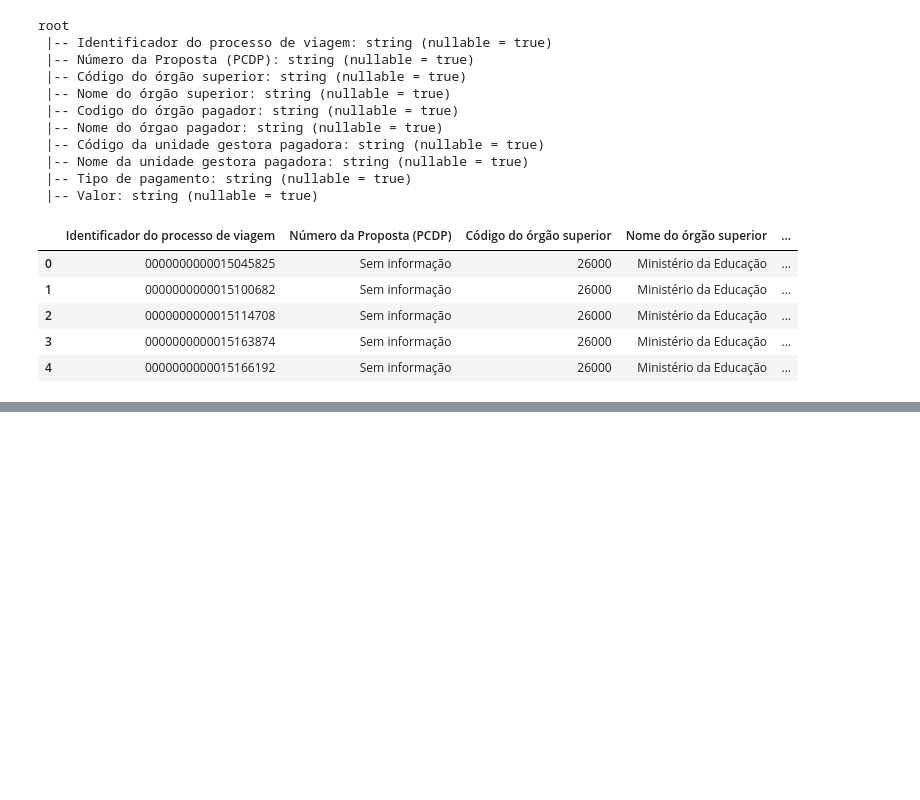
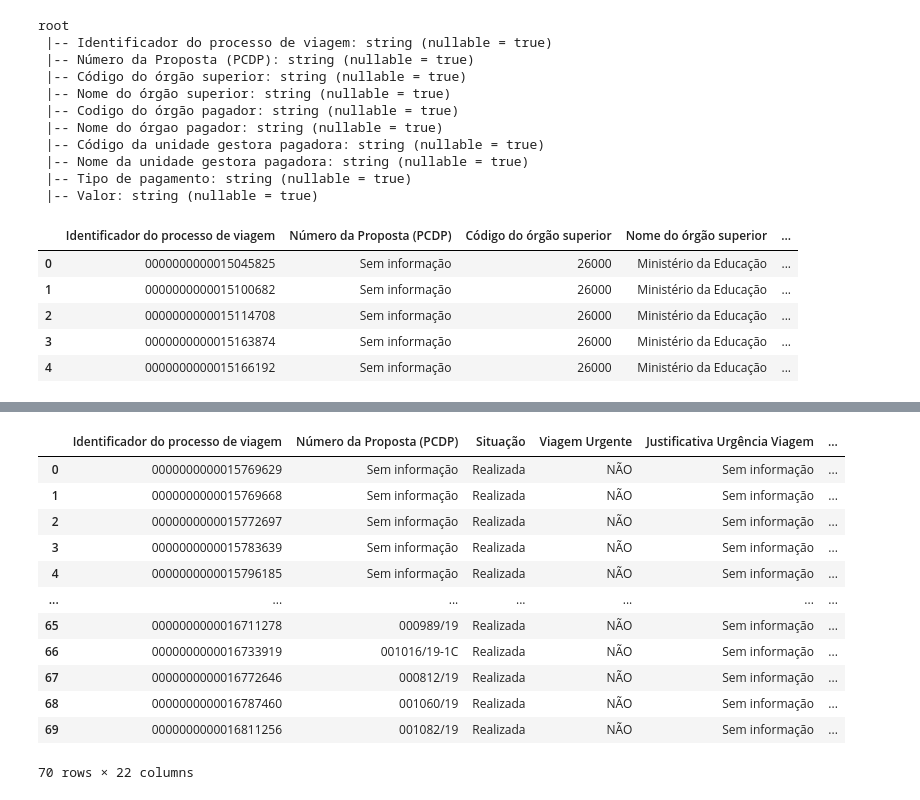
Before and after one commit to broilo/Summaries, a Jupyter notebook: big-data/spark_notebook-example.ipynb, the cells around one changed output, grey strips where cells are left out. Saved outputs shown, nothing was run; the diff lists cells and outputs as text; code cells hidden in the pictures; blank space fills up the shorter version.

```diff
--- a/big-data/spark_notebook-example.ipynb
+++ b/big-data/spark_notebook-example.ipynb
@@ -9,6 +9,7 @@ spark
 ## rodar no terminal terminal: $ iconv -f ISO-8859-1 -t UTF-8 2019_Pagamento.csv > 2019_Pagamento_utf8.csv
 # %%
 PATH = "/home/broilo/Downloads/2019_20201025_Viagens/2019_Pagamento_utf8.csv"
+PATH2 = "/home/broilo/Downloads/2019_20201025_Viagens/2019_Viagem_utf8.csv"
 # %%
 df = spark.read.csv(PATH, header=True, sep=";")
 # %%
@@ -36,0 +280,19 @@ df.limit(5).toPandas()
+# %%
+df2_typed.filter((df2_typed["Nome"]=="BENTO COSTA LIMA LEITE DE ALBUQUERQUE JUNIOR") & \
+                 (df2_typed["CPF viajante"]=="***.593.277-**")) \
+    .withColumn("DataPartida", F.to_date(df2_typed["Período - Data de início"], format="dd/MM/yyyy")) \
+    .toPandas()
+# %% [output]
+|  | Identificador do processo de viagem | Número da Proposta (PCDP) | Situação | Viagem Urgente | Justificativa Urgência Viagem | ... |
+| 0 | 0000000000015769629 | Sem informação | Realizada | NÃO | Sem informação | ... |
+| 1 | 0000000000015769668 | Sem informação | Realizada | NÃO | Sem informação | ... |
+| 2 | 0000000000015772697 | Sem informação | Realizada | NÃO | Sem informação | ... |
+| 3 | 0000000000015783639 | Sem informação | Realizada | NÃO | Sem informação | ... |
+| 4 | 0000000000015796185 | Sem informação | Realizada | NÃO | Sem informação | ... |
+| ... | ... | ... | ... | ... | ... | ... |
+| 65 | 0000000000016711278 | 000989/19 | Realizada | NÃO | Sem informação | ... |
+| 66 | 0000000000016733919 | 001016/19-1C | Realizada | NÃO | Sem informação | ... |
+| 67 | 0000000000016772646 | 000812/19 | Realizada | NÃO | Sem informação | ... |
+| 68 | 0000000000016787460 | 001060/19 | Realizada | NÃO | Sem informação | ... |
+| 69 | 0000000000016811256 | 001082/19 | Realizada | NÃO | Sem informação | ... |
+70 rows × 22 columns
```
Also changed, not shown: parts of 26 cells of this notebook.
